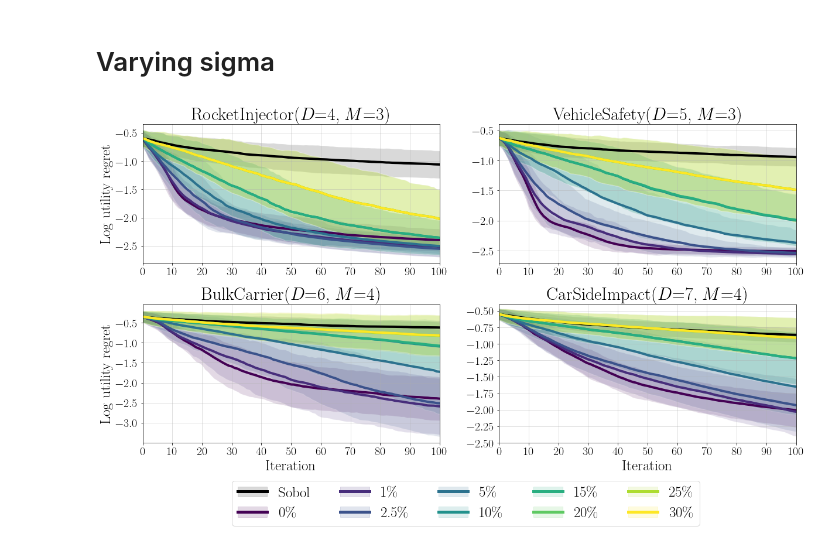
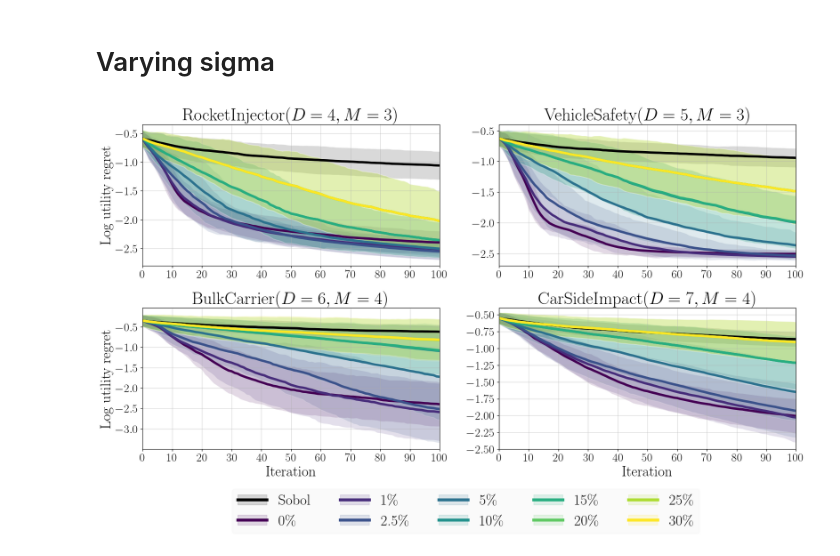
Before and after one commit to benmltu/scalarize, a Jupyter notebook: plot_experiments/standard/plot_all_varying_utilities.ipynb, the cells around one changed output. Saved outputs shown, nothing was run; the diff lists cells and outputs as text; code cells hidden in the pictures.

```diff
--- a/plot_experiments/standard/plot_all_varying_utilities.ipynb
+++ b/plot_experiments/standard/plot_all_varying_utilities.ipynb
@@ -265,7 +281,7 @@ plt.subplot(2, 2, 1)
 plot_experiments(
     data=rocket_data,
     algos=algos,
-    title=r"RocketInjector($D$=4, $M$=3)",
+    title=r"RocketInjector($D=4, M=3$)",
     best_value=1,
     ylim=[-2.8, -0.35],
 )
@@ -276,14 +292,14 @@ plt.subplot(2, 2, 2)
 plot_experiments(
     data=vehicle_data,
     algos=algos,
-    title=r"VehicleSafety($D$=5, $M$=3)",
+    title=r"VehicleSafety($D=5, M=3$)",
     best_value=0.95,
     ylim=[-2.7, -0.4],
 )
 #######################################################
 plt.subplot(2, 2, 3)
 plot_experiments(
-    data=marine_data, algos=algos, title=r"BulkCarrier($D$=6, $M$=4)", best_value=1.2
+    data=marine_data, algos=algos, title=r"BulkCarrier($D=6, M=4$)", best_value=1.2
 )
 plt.ylabel("Log utility regret", fontsize=25)
 plt.xlabel("Iteration", fontsize=25)
@@ -292,7 +308,7 @@ plt.subplot(2, 2, 4)
 plot_experiments(
     data=carside_data,
     algos=algos,
-    title=r"CarSideImpact($D$=7, $M$=4)",
+    title=r"CarSideImpact($D=7, M=4$)",
     best_value=1.1,
     ylim=[-2.5, -0.4],
 )
@@ -301,32 +317,40 @@ plt.xlabel("Iteration", fontsize=25)
 #######################################################
 black_line = mlines.Line2D([], [], color="black", linestyle="-", linewidth=5)
 black_patch = mpatches.Patch(color="black", alpha=0.15)
 handles = [(black_line, black_patch)]
 
 for c in colors:
     handles += [
         (
             mlines.Line2D([], [], color=c, linestyle="-", linewidth=5),
             mpatches.Patch(color=c, alpha=0.15),
         )
     ]
 
 labels = [
     "Sobol",
     r"0\%",
     r"1\%",
     r"2.5\%",
     r"5\%",
     r"10\%",
     r"15\%",
     r"20\%",
     r"25\%",
     r"30\%",
 ]
 
-axes[1, 0].legend(handles=handles, labels=labels, loc=(0.3, -0.6), ncol=5, fontsize=25)
+axes[1, 0].legend(
+    handles=handles,
+    labels=labels,
+    loc=(0.3, -0.6),
+    ncol=5,
+    fontsize=25,
+    facecolor="k",
+    framealpha=0.02,
+)
 #######################################################
 
 plt.show()
 # %% [output]
-[figure, old version]
+[figure, new version]
```
Also changed, not shown: parts of 3 cells of this notebook, 33 other files.
